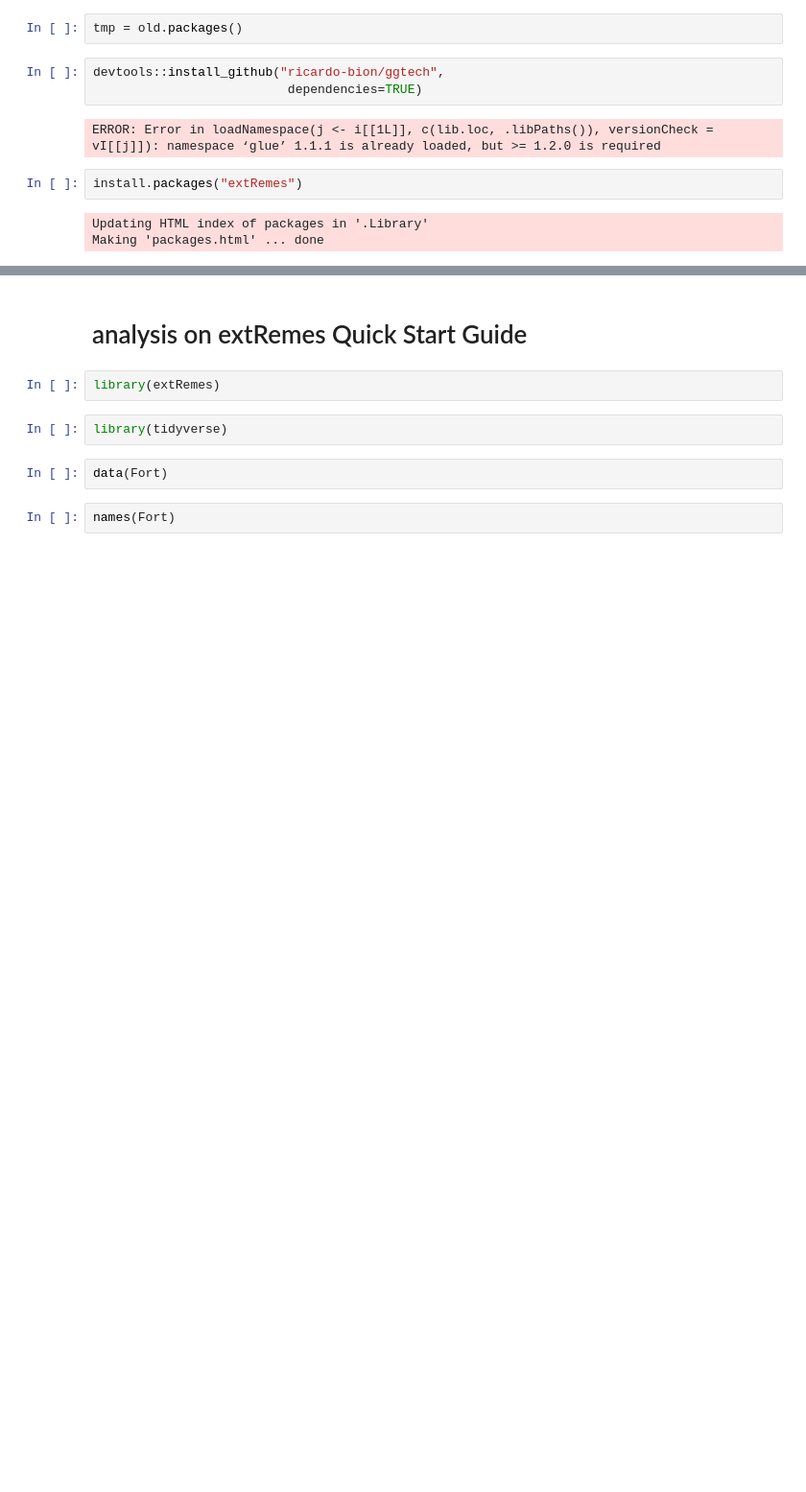
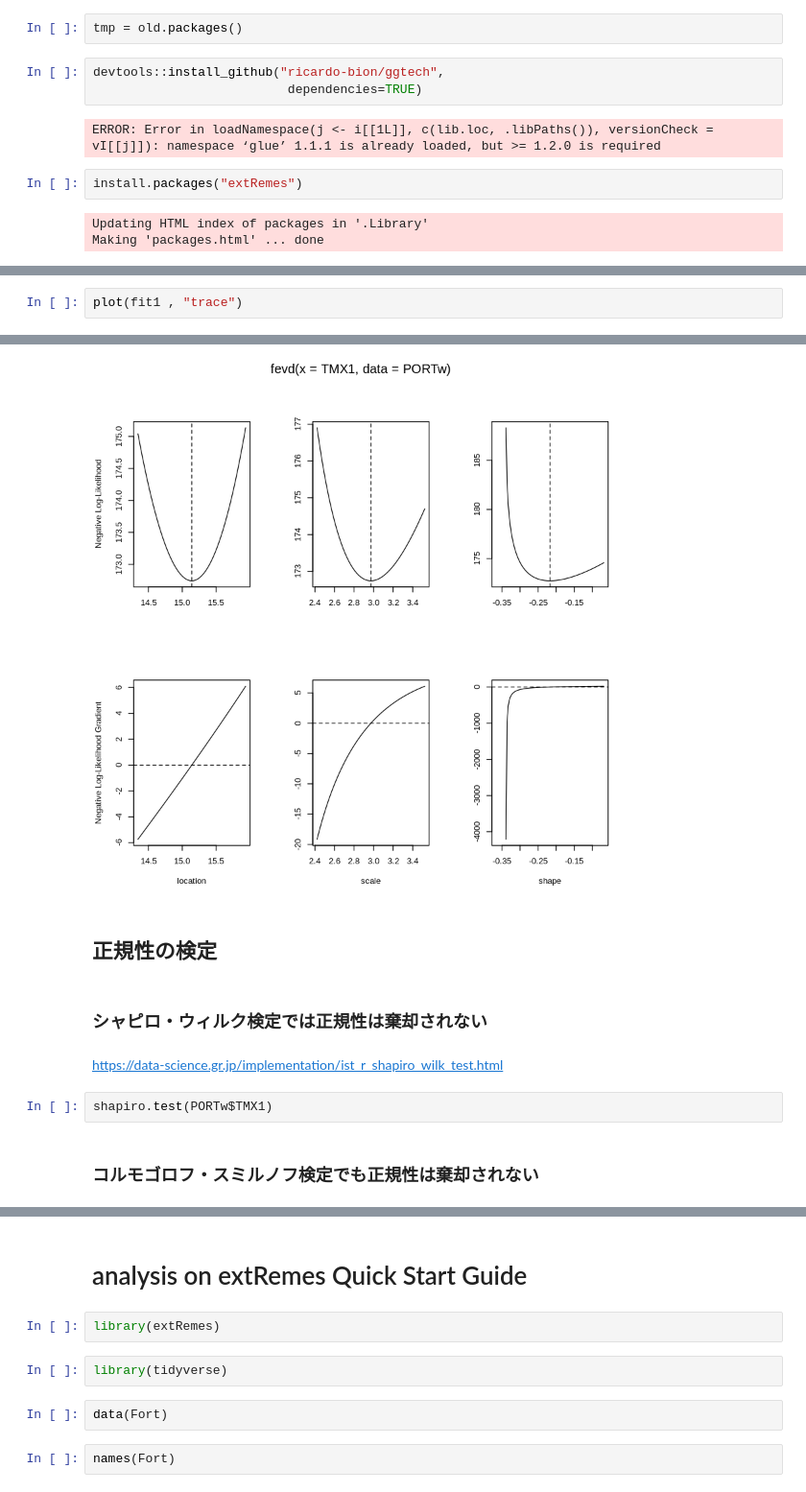
Before and after one commit to unagiinu2k/R_sandbox, a Jupyter notebook: extreme_value.ipynb, the cells around one changed output, grey strips where cells are left out. Shown at 96% size. Cells and saved outputs as stored; diff of their text form; blank space fills up the shorter version.

```diff
--- a/extreme_value.ipynb
+++ b/extreme_value.ipynb
@@ -109,0 +164,3 @@ Making 'packages.html' ... done
+# %%
+plot(fit1 , "trace")
+# %% [output]
@@ -109,0 +186,11 @@ Making 'packages.html' ... done
+[figure, added]
+# %% [markdown]
+## 正規性の検定
+# %% [markdown]
+### シャピロ・ウィルク検定では正規性は棄却されない
+# %% [markdown]
+https://data-science.gr.jp/implementation/ist_r_shapiro_wilk_test.html
+# %%
+shapiro.test(PORTw$TMX1)
+# %% [markdown]
+### コルモゴロフ・スミルノフ検定でも正規性は棄却されない
```
Also changed, not shown: parts of 19 cells of this notebook.
